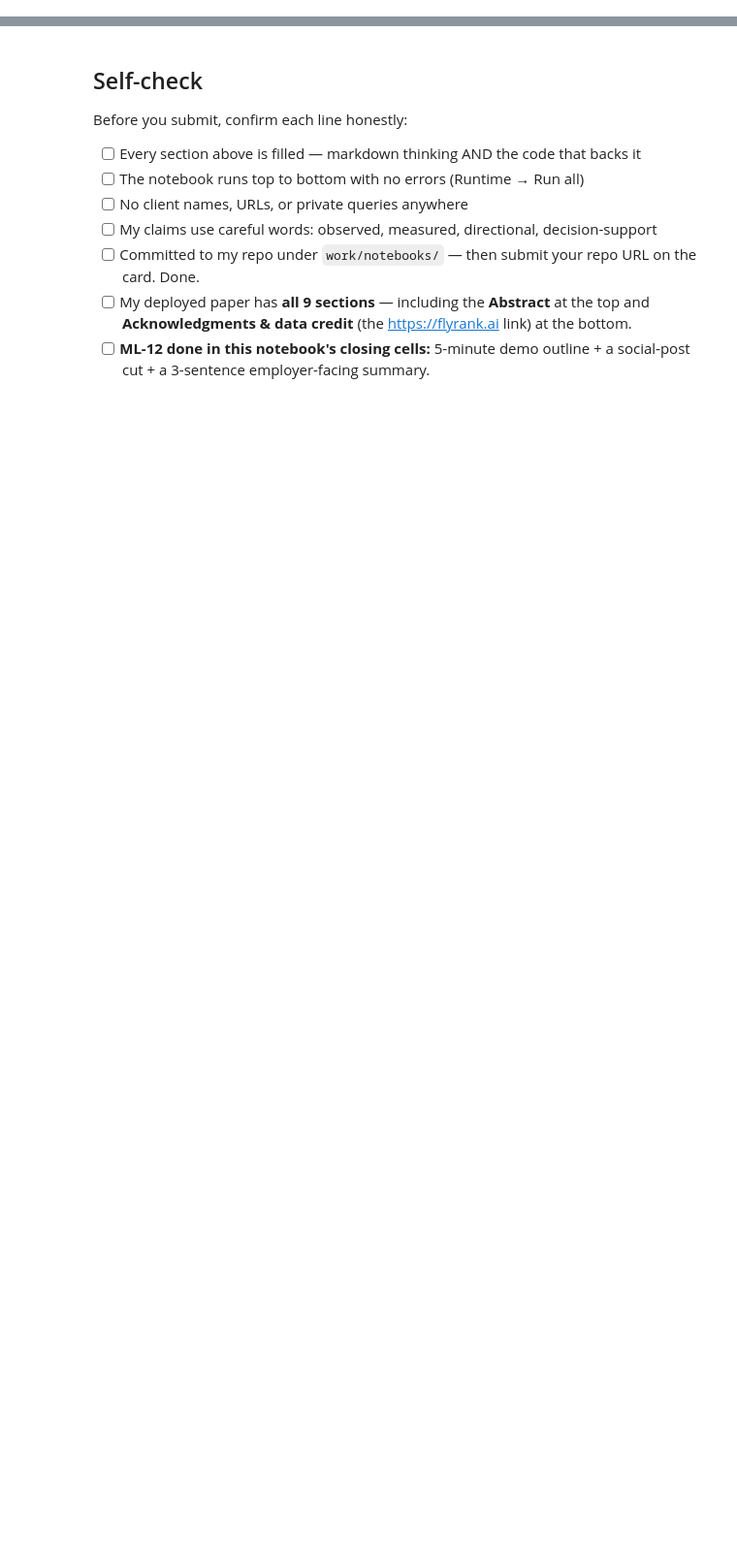
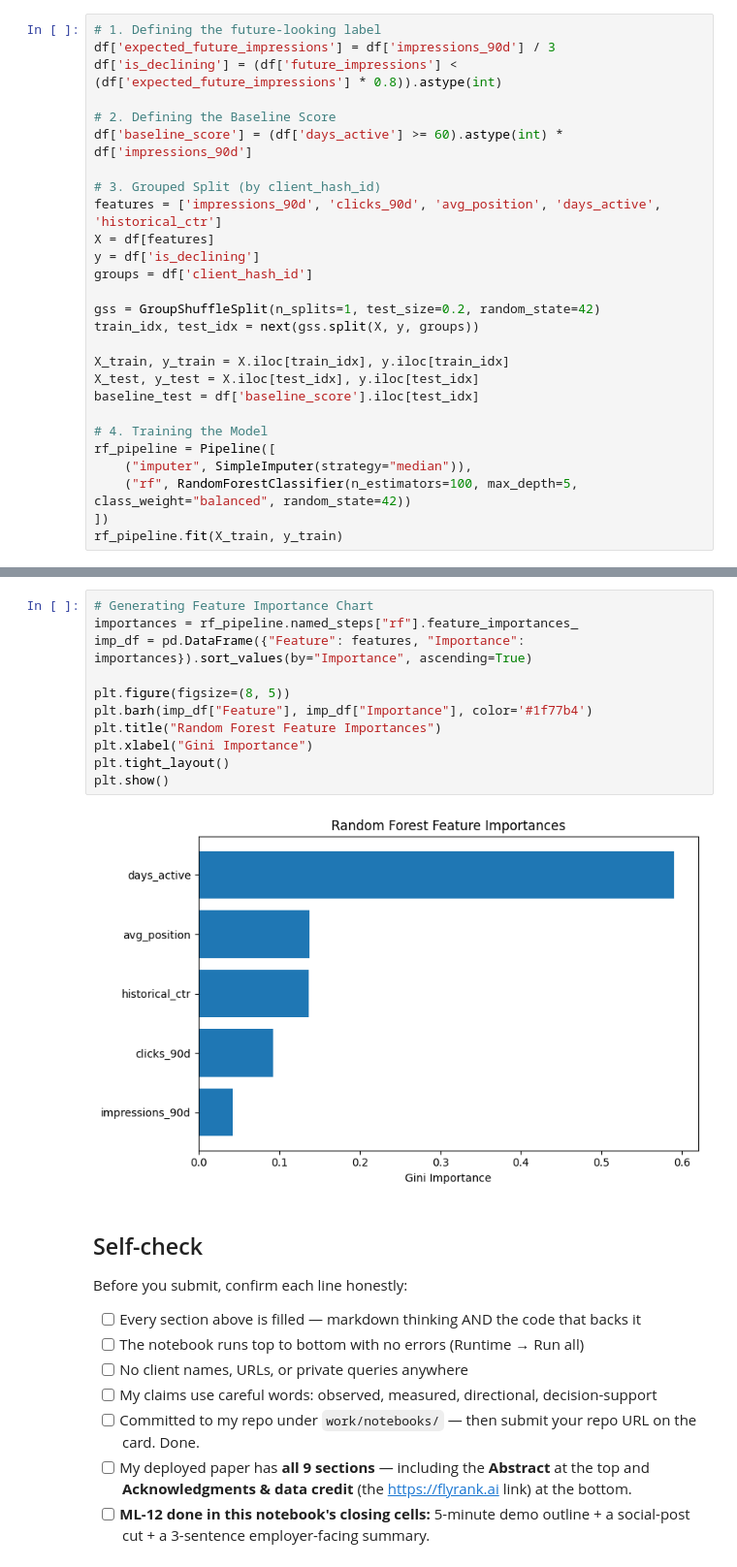
Before and after one commit to MuhammadQasimTahir/flyrank_Internship, a Jupyter notebook: work/notebooks/capstone.ipynb, the cells around one changed output, grey strips where cells are left out. Shown at 97% size. Drawn from its saved outputs; the diff is of its cells as text; blank space fills up the shorter version.

```diff
--- a/work/notebooks/capstone.ipynb
+++ b/work/notebooks/capstone.ipynb
@@ -36,0 +100,27 @@ This skeleton is yours to fill. Work the sections **in order** — each one has
+# %%
+# 1. Defining the future-looking label
+df['expected_future_impressions'] = df['impressions_90d'] / 3
+df['is_declining'] = (df['future_impressions'] < (df['expected_future_impressions'] * 0.8)).astype(int)
+
+# 2. Defining the Baseline Score
+df['baseline_score'] = (df['days_active'] >= 60).astype(int) * df['impressions_90d']
+
+# 3. Grouped Split (by client_hash_id)
+features = ['impressions_90d', 'clicks_90d', 'avg_position', 'days_active', 'historical_ctr']
+X = df[features]
+y = df['is_declining']
+groups = df['client_hash_id']
+
+gss = GroupShuffleSplit(n_splits=1, test_size=0.2, random_state=42)
+train_idx, test_idx = next(gss.split(X, y, groups))
+
+X_train, y_train = X.iloc[train_idx], y.iloc[train_idx]
+X_test, y_test = X.iloc[test_idx], y.iloc[test_idx]
+baseline_test = df['baseline_score'].iloc[test_idx]
+
+# 4. Training the Model
+rf_pipeline = Pipeline([
+    ("imputer", SimpleImputer(strategy="median")),
+    ("rf", RandomForestClassifier(n_estimators=100, max_depth=5, class_weight="balanced", random_state=42))
+])
+rf_pipeline.fit(X_train, y_train)
@@ -37,3 +196,16 @@ This skeleton is yours to fill. Work the sections **in order** — each one has
+# %%
+# Generating Feature Importance Chart
+importances = rf_pipeline.named_steps["rf"].feature_importances_
+imp_df = pd.DataFrame({"Feature": features, "Importance": importances}).sort_values(by="Importance", ascending=True)
+
+plt.figure(figsize=(8, 5))
+plt.barh(imp_df["Feature"], imp_df["Importance"], color='#1f77b4')
+plt.title("Random Forest Feature Importances")
+plt.xlabel("Gini Importance")
+plt.tight_layout()
+plt.show()
+# %% [output]
+[figure, added]
 # %% [markdown]
 ## Self-check
 
```
Also changed, not shown: parts of 18 cells of this notebook.
